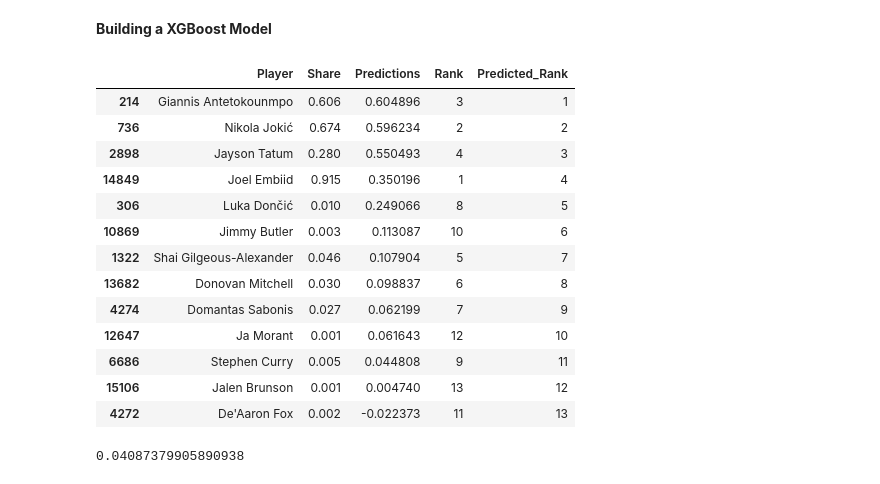
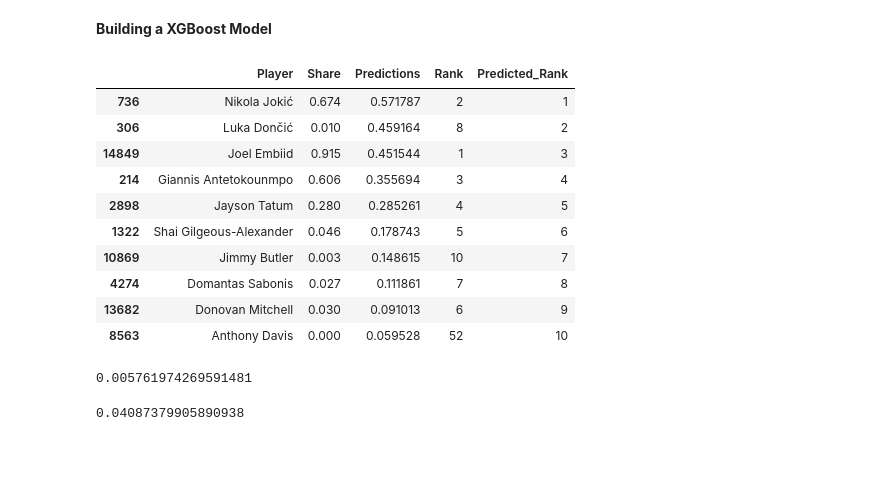
Before and after one commit to Pandabear-67/MVP_Predictor, a Jupyter notebook: mvp_only.ipynb, the cells around one changed output. Saved outputs shown, nothing was run; the diff lists cells and outputs as text; code cells hidden in the pictures; blank space fills up the shorter version.

Commit message:
Added file for current seasons predictions. Altered mvp_only to make sure its training on all players

```diff
--- a/mvp_only.ipynb
+++ b/mvp_only.ipynb
@@ -39,0 +28,3 @@ Index(['Player', 'Pos', 'Age', 'Tm', 'G', 'GS', 'MP', 'FG', 'FGA', 'FG%', '3P',
+# %%
+mvp_candidates = stats_all_players[(stats_all_players["FG%"] > 0.384) & (stats_all_players["MP"] > 25.6) & (stats_all_players["FT%"] > 0.422) & (stats_all_players["PTS"] > 4.7) & (stats_all_players["VORP"] > 1.1) & (stats_all_players["W/L%"] > 0.22)]
+mvp_candidates
@@ -48,8 +53,8 @@ predictors = ['Age', 'G', 'GS', 'MP', 'FG', 'FGA', 'FG%', '3P',
        'VORP']
 
 #Testing on selected year. Training model on data from previous years
-train = mvp_players[mvp_players['Year'] < 2023]
-test = mvp_players[mvp_players['Year'] == 2023]
+train = mvp_candidates[mvp_candidates['Year'] < 2023]
+test = mvp_candidates[mvp_candidates['Year'] == 2023]
 
 X_train = train[predictors]
 y_train = train["Share"]
@@ -136,7 +126,7 @@ def backtest(model, years):
 
     return sum(mse_lst)/len(mse_lst)
 # %%
-X_train, y_train, X_test, test = train_test_split(2023, mvp_players)
+X_train, y_train, X_test, test = train_test_split(2023, mvp_candidates)
 # %% [markdown]
 **Linear Regression Model**
 # %%
@@ -216,22 +197,23 @@ print(avg_rf_mse)
 **Building a XGBoost Model**
 # %%
 mvp_race_XGBoost, mse = run_model(XGBRegressor(), X_train=X_train, y_train=y_train, X_test=X_test, test=test)
-mvp_race_XGBoost
+mvp_race_XGBoost.head(10)
 # %% [output]
 |  | Player | Share | Predictions | Rank | Predicted_Rank |
-| 214 | Giannis Antetokounmpo | 0.606 | 0.604896 | 3 | 1 |
-| 736 | Nikola Jokić | 0.674 | 0.596234 | 2 | 2 |
-| 2898 | Jayson Tatum | 0.280 | 0.550493 | 4 | 3 |
-| 14849 | Joel Embiid | 0.915 | 0.350196 | 1 | 4 |
-| 306 | Luka Dončić | 0.010 | 0.249066 | 8 | 5 |
-| 10869 | Jimmy Butler | 0.003 | 0.113087 | 10 | 6 |
-| 1322 | Shai Gilgeous-Alexander | 0.046 | 0.107904 | 5 | 7 |
-| 13682 | Donovan Mitchell | 0.030 | 0.098837 | 6 | 8 |
-| 4274 | Domantas Sabonis | 0.027 | 0.062199 | 7 | 9 |
-| 12647 | Ja Morant | 0.001 | 0.061643 | 12 | 10 |
-| 6686 | Stephen Curry | 0.005 | 0.044808 | 9 | 11 |
-| 15106 | Jalen Brunson | 0.001 | 0.004740 | 13 | 12 |
-| 4272 | De'Aaron Fox | 0.002 | -0.022373 | 11 | 13 |
+| 736 | Nikola Jokić | 0.674 | 0.571787 | 2 | 1 |
+| 306 | Luka Dončić | 0.010 | 0.459164 | 8 | 2 |
+| 14849 | Joel Embiid | 0.915 | 0.451544 | 1 | 3 |
+| 214 | Giannis Antetokounmpo | 0.606 | 0.355694 | 3 | 4 |
+| 2898 | Jayson Tatum | 0.280 | 0.285261 | 4 | 5 |
+| 1322 | Shai Gilgeous-Alexander | 0.046 | 0.178743 | 5 | 6 |
+| 10869 | Jimmy Butler | 0.003 | 0.148615 | 10 | 7 |
+| 4274 | Domantas Sabonis | 0.027 | 0.111861 | 7 | 8 |
+| 13682 | Donovan Mitchell | 0.030 | 0.091013 | 6 | 9 |
+| 8563 | Anthony Davis | 0.000 | 0.059528 | 52 | 10 |
+# %%
+mse
+# %% [output]
+0.005761974269591481
 # %%
 avg_XGBoost_mse = backtest(model=XGBRegressor(), years=years)
 avg_XGBoost_mse
```
Also changed, not shown: parts of 22 cells of this notebook, 10 other files.
